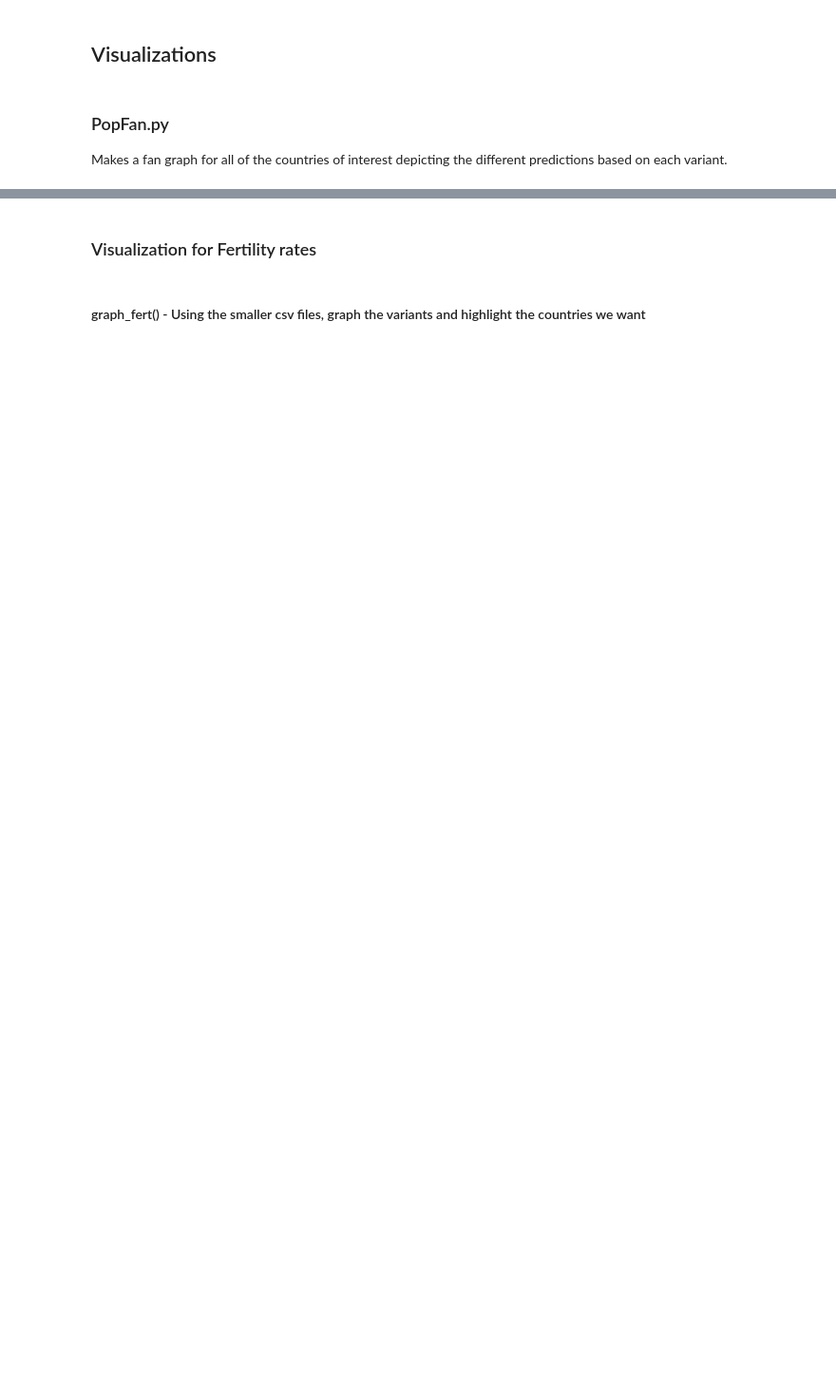
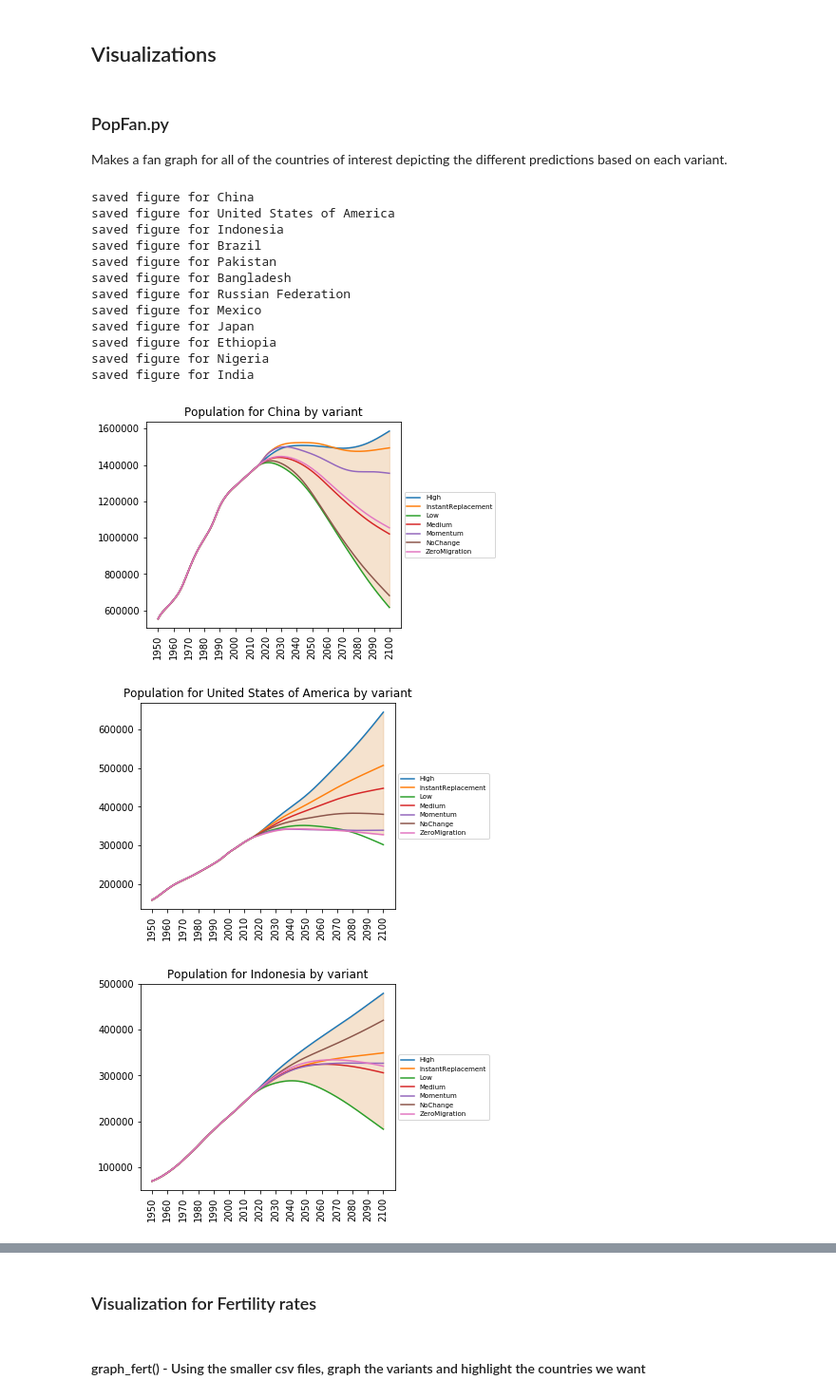
Before and after one commit to PranavSalunke/CMPS-184-Final-Project, a Jupyter notebook: CS 184 - World Population Presentation Notebook.ipynb, the cells around one changed output, grey strips where cells are left out. Shown at 95% size. Drawn from its saved outputs; the diff is of its cells as text; code cells hidden in the pictures; blank space fills up the shorter version.

```diff
--- a/CS 184 - World Population Presentation Notebook.ipynb
+++ b/CS 184 - World Population Presentation Notebook.ipynb
@@ -501,7 +553,7 @@ def findTop():
     graphCumulative(topLocations)  # plot only the topLocations
 
 
-def createGif():
+def createGifx():
 
     variants = ["ConstantFertility", "ConstantMortality", "High", "InstantReplacement", "Low", "Medium", "Momentum", "NoChange", "ZeroMigration"]
     variant = "Medium"  # can be:
@@ -548,3 +600,5 @@ def createGif():
     if os.path.isdir("tempimages"):  # should always be true here
         shutil.rmtree("tempimages")
     print("Images, temp folder removed")
+
+createGifx()
@@ -626,6 +707,7 @@ variants = ["High", "InstantReplacement", "Low", "Medium", "Momentum", "NoChange
 contriesOfInterest = ["China", "United States of America", "Indonesia", "Brazil", "Pakistan",
                       "Bangladesh", "Russian Federation", "Mexico", "Japan", "Ethiopia", "Nigeria", "India"]
 # top 61% countries from 2020
+\
 
 # make sure figs is a real directory
 if not os.path.isdir("figs"):
@@ -645,30 +727,46 @@ for country in contriesOfInterest:
         # set smallest mean data
         smallestMean = sum(smallestMeanGraphData[1])/len(smallestMeanGraphData[1])
         if dataMean < smallestMean:
             smallestMeanGraphData = gdata
 
         # set largest mean data
         greatestMean = sum(greatestMeanGraphData[1])/len(greatestMeanGraphData[1])
         if dataMean > greatestMean:
             greatestMeanGraphData = gdata
 
         # set ticks
         if xtix is None:
             xtix = [t for t in gdata[0] if int(t) % 10 == 0]
 
     # shade between the first line drawn and last line drawn
     # axs.fill_between(firstGraphData[0], firstGraphData[1], lastGraphData[1], alpha=0.3, color="#e0a05f")
     axs.fill_between(smallestMeanGraphData[0], smallestMeanGraphData[1], greatestMeanGraphData[1], alpha=0.3, color="#e0a05f")
 
     # Shrink current axis by 20%
     box = axs.get_position()
     axs.set_position([box.x0, box.y0, box.width * 0.8, box.height])
     # Put a legend to the right of the current axis
     axs.legend(loc='center left', bbox_to_anchor=(1, 0.5), prop={"size": 7})
 
     axs.set_xticks(xtix)
     plt.title("Population for %s by variant" % (country))
     plt.xticks(rotation=90)
     figname = "figs/popFan_%s" % (country.replace(" ", ""))
     plt.savefig(figname, bbox_inches='tight')
     print("saved figure for %s" % (country))
+# %% [output]
+saved figure for China
+saved figure for United States of America
+saved figure for Indonesia
+saved figure for Brazil
+saved figure for Pakistan
+saved figure for Bangladesh
+saved figure for Russian Federation
+saved figure for Mexico
+saved figure for Japan
+saved figure for Ethiopia
+saved figure for Nigeria
+saved figure for India
+[figure, added]
+[figure, added]
+[figure, added]
```
Also changed, not shown: parts of 14 cells of this notebook.
